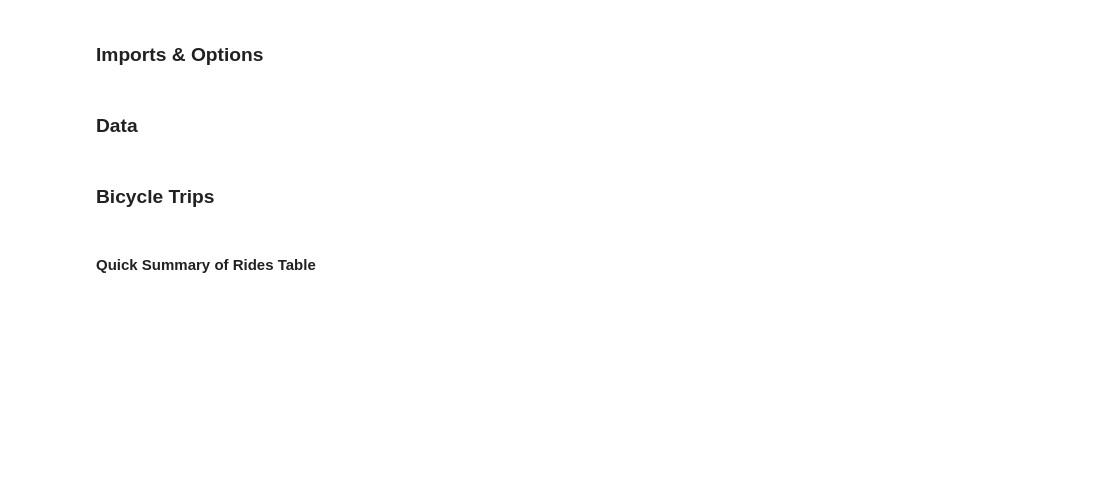
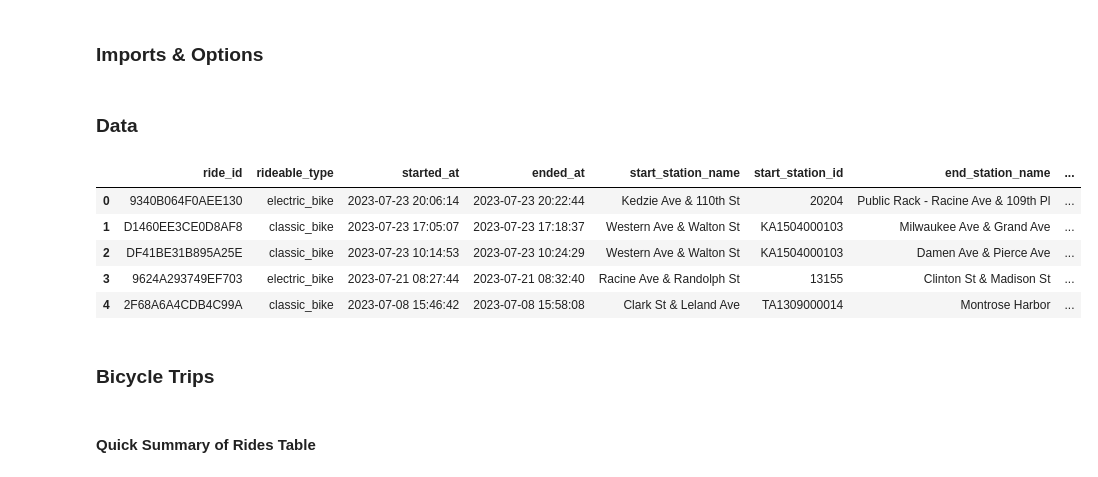
Before and after one commit to gambingo/divvy-analysis, a Jupyter notebook: basic-EDA.ipynb, the cells around one changed output. Cells and saved outputs as stored; diff of their text form; code cells hidden in the pictures; blank space fills up the shorter version.

```diff
--- a/basic-EDA.ipynb
+++ b/basic-EDA.ipynb
@@ -16,6 +16,15 @@ from src import rides, graph, utils
 # %%
 # chicago = graph.download_biking_network()
 df = rides.load_data()
+# %%
+df.head()
+# %% [output]
+|  | ride_id | rideable_type | started_at | ended_at | start_station_name | start_station_id | end_station_name | ... |
+| 0 | 9340B064F0AEE130 | electric_bike | 2023-07-23 20:06:14 | 2023-07-23 20:22:44 | Kedzie Ave & 110th St | 20204 | Public Rack - Racine Ave & 109th Pl | ... |
+| 1 | D1460EE3CE0D8AF8 | classic_bike | 2023-07-23 17:05:07 | 2023-07-23 17:18:37 | Western Ave & Walton St | KA1504000103 | Milwaukee Ave & Grand Ave | ... |
+| 2 | DF41BE31B895A25E | classic_bike | 2023-07-23 10:14:53 | 2023-07-23 10:24:29 | Western Ave & Walton St | KA1504000103 | Damen Ave & Pierce Ave | ... |
+| 3 | 9624A293749EF703 | electric_bike | 2023-07-21 08:27:44 | 2023-07-21 08:32:40 | Racine Ave & Randolph St | 13155 | Clinton St & Madison St | ... |
+| 4 | 2F68A6A4CDB4C99A | classic_bike | 2023-07-08 15:46:42 | 2023-07-08 15:58:08 | Clark St & Leland Ave | TA1309000014 | Montrose Harbor | ... |
 # %% [markdown]
 ### Bicycle Trips
 # %%
```
Also changed, not shown: parts of 9 cells of this notebook, 11 other files.
